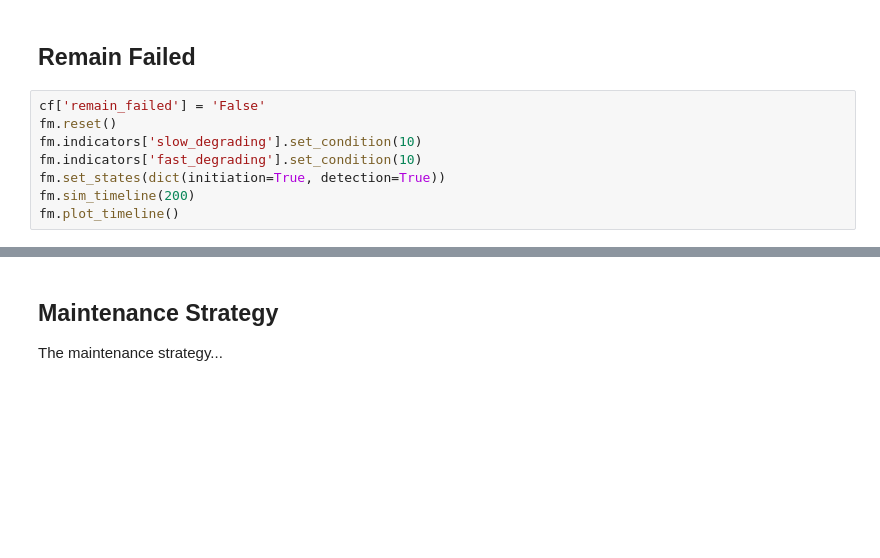
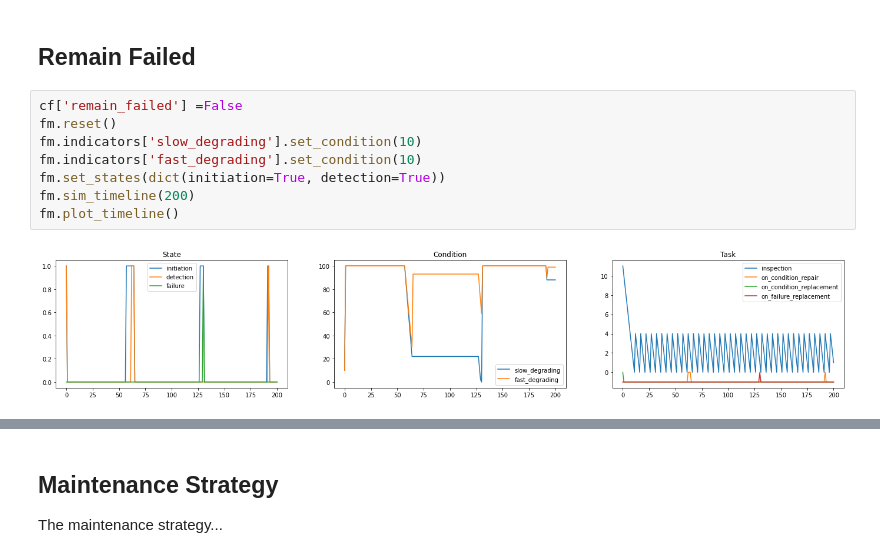
Before and after one commit to gavintreseder/pof, a Jupyter notebook: notebooks/failure_mode.ipynb, the cells around one changed output, grey strips where cells are left out. Cells and saved outputs as stored; diff of their text form; blank space fills up the shorter version.

```diff
--- a/notebooks/failure_mode.ipynb
+++ b/notebooks/failure_mode.ipynb
@@ -74,11 +76,13 @@ fm.plot_timeline()
 # %% [markdown]
 ## Remain Failed
 # %%
-cf['remain_failed'] = 'False'
+cf['remain_failed'] =False
 fm.reset()
 fm.indicators['slow_degrading'].set_condition(10)
 fm.indicators['fast_degrading'].set_condition(10)
 fm.set_states(dict(initiation=True, detection=True))
 fm.sim_timeline(200)
 fm.plot_timeline()
+# %% [output]
+[figure, added]
 # %%
```
Also changed, not shown: parts of 5 cells of this notebook, 5 other files.
